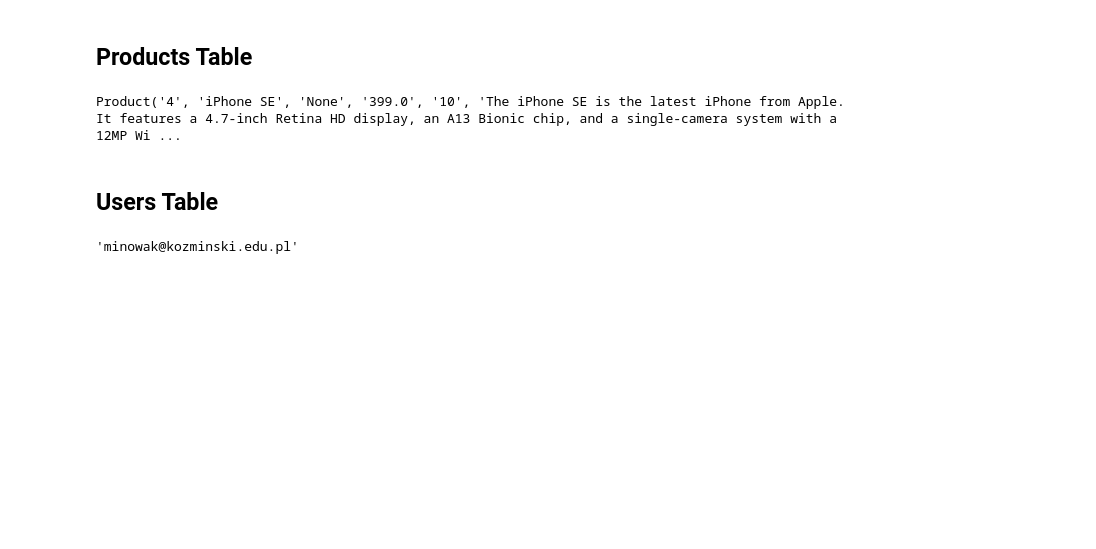
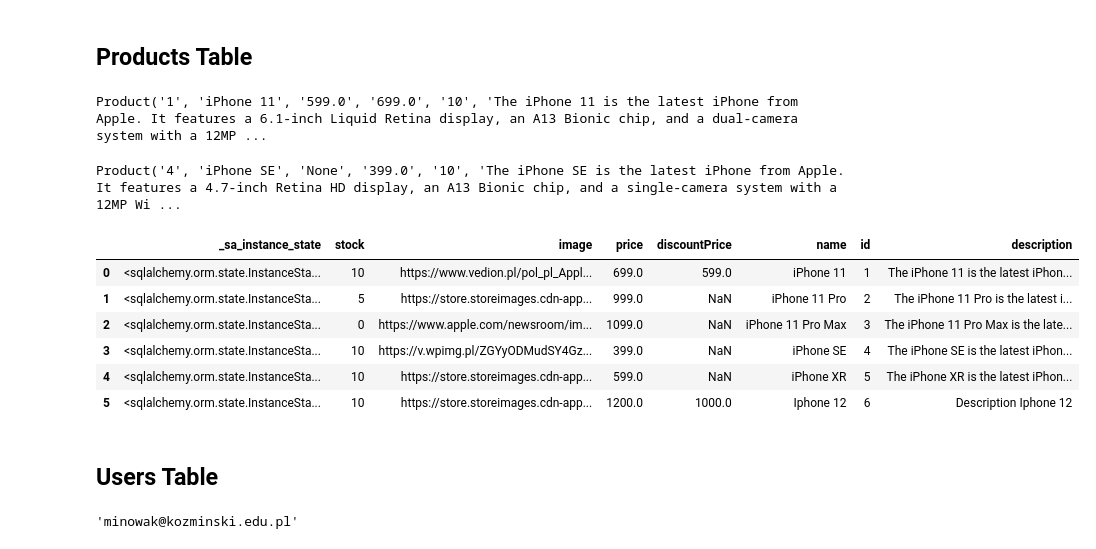
Before and after one commit to misumis/python-applications, a Jupyter notebook: class_4/server/test_database.ipynb, the cells around one changed output. Cells and saved outputs as stored; diff of their text form; code cells hidden in the pictures; blank space fills up the shorter version.

```diff
--- a/class_4/server/test_database.ipynb
+++ b/class_4/server/test_database.ipynb
@@ -45,3 +45,7 @@ def get_first_product():
 def products_to_df():
   products = get_products()
   return pd.DataFrame([product.__dict__ for product in products])
+# %%
+get_product(1)
+# %% [output]
+Product('1', 'iPhone 11', '599.0', '699.0', '10', 'The iPhone 11 is the latest iPhone from Apple. It features a 6.1-inch Liquid Retina display, an A13 Bionic chip, and a dual-camera system with a 12MP ...
@@ -49,6 +55,16 @@ def products_to_df():
 get_product(4)
 # %% [output]
 Product('4', 'iPhone SE', 'None', '399.0', '10', 'The iPhone SE is the latest iPhone from Apple. It features a 4.7-inch Retina HD display, an A13 Bionic chip, and a single-camera system with a 12MP Wi ...
+# %%
+products_to_df()
+# %% [output]
+|  | _sa_instance_state | stock | image | price | discountPrice | name | id | description |
+| 0 | <sqlalchemy.orm.state.InstanceSta... | 10 | https://www.vedion.pl/pol_pl_Appl... | 699.0 | 599.0 | iPhone 11 | 1 | The iPhone 11 is the latest iPhon... |
+| 1 | <sqlalchemy.orm.state.InstanceSta... | 5 | https://store.storeimages.cdn-app... | 999.0 | NaN | iPhone 11 Pro | 2 | The iPhone 11 Pro is the latest i... |
+| 2 | <sqlalchemy.orm.state.InstanceSta... | 0 | https://www.apple.com/newsroom/im... | 1099.0 | NaN | iPhone 11 Pro Max | 3 | The iPhone 11 Pro Max is the late... |
+| 3 | <sqlalchemy.orm.state.InstanceSta... | 10 | https://v.wpimg.pl/ZGYyODMudSY4Gz... | 399.0 | NaN | iPhone SE | 4 | The iPhone SE is the latest iPhon... |
+| 4 | <sqlalchemy.orm.state.InstanceSta... | 10 | https://store.storeimages.cdn-app... | 599.0 | NaN | iPhone XR | 5 | The iPhone XR is the latest iPhon... |
+| 5 | <sqlalchemy.orm.state.InstanceSta... | 10 | https://store.storeimages.cdn-app... | 1200.0 | 1000.0 | Iphone 12 | 6 | Description Iphone 12 |
 # %%
 create_product(
   "Iphone 12",
```
Also changed, not shown: parts of 1 cell of this notebook, 23 other files.
